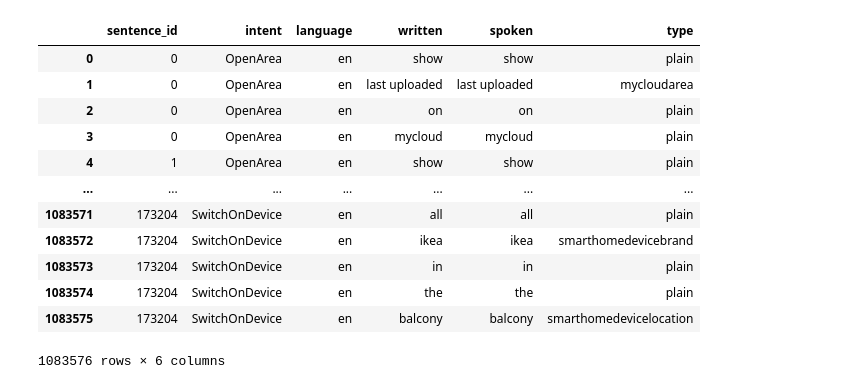
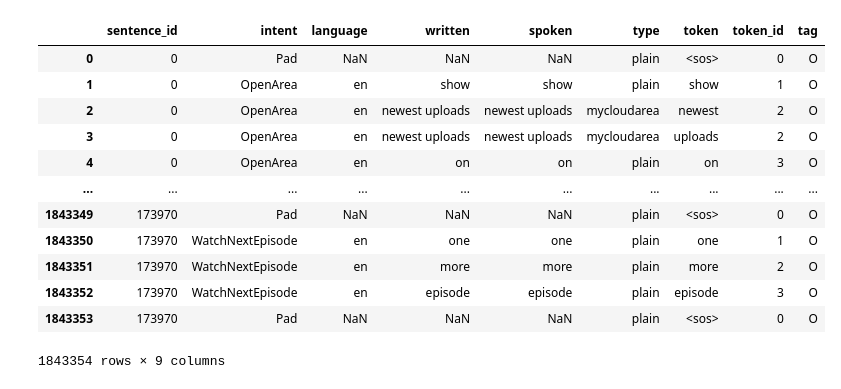
Before and after one commit to sting1000/generator, a Jupyter notebook: ner.ipynb, the cells around one changed output. Saved outputs shown, nothing was run; the diff lists cells and outputs as text; code cells hidden in the pictures.

```diff
--- a/ner.ipynb
+++ b/ner.ipynb
@@ -1,38 +1,35 @@
 # %%
 import pandas as pd
 import numpy as np
 import os
 import pickle
+from tqdm import tqdm
 import gc
 import xgboost as xgb
 import numpy as np
 import re
 import pandas as pd
 from sklearn.model_selection import train_test_split
 
-max_num_features = 10
-pad_size = 1
-boundary_letter = -1
-space_letter = 0
-max_data_size = 320000
-
 out_path = r'.'
-df = pd.read_csv(r'data/bio/all.csv',)
-df = df[['sentence_id', 'intent', 'language', 'written', 'spoken',
-       'type']]
+df = pd.read_csv(r'data/bio/all_2.csv', header=None)
+df.columns = ['sentence_id', 'intent', 'language', 'written', 'spoken','type', 'token', 'token_id', 'tag']
 df.sentence_id = df.sentence_id.astype(int)
+df.token_id.fillna(0, inplace=True)
+df.token.fillna('<sos>', inplace=True)
+df.token_id = df.token_id.astype(int)
 df
 # %% [output]
-|  | sentence_id | intent | language | written | spoken | type |
-| 0 | 0 | OpenArea | en | show | show | plain |
-| 1 | 0 | OpenArea | en | last uploaded | last uploaded | mycloudarea |
-| 2 | 0 | OpenArea | en | on | on | plain |
-| 3 | 0 | OpenArea | en | mycloud | mycloud | plain |
-| 4 | 1 | OpenArea | en | show | show | plain |
-| ... | ... | ... | ... | ... | ... | ... |
-| 1083571 | 173204 | SwitchOnDevice | en | all | all | plain |
-| 1083572 | 173204 | SwitchOnDevice | en | ikea | ikea | smarthomedevicebrand |
-| 1083573 | 173204 | SwitchOnDevice | en | in | in | plain |
-| 1083574 | 173204 | SwitchOnDevice | en | the | the | plain |
-| 1083575 | 173204 | SwitchOnDevice | en | balcony | balcony | smarthomedevicelocation |
+|  | sentence_id | intent | language | written | spoken | type | token | token_id | tag |
+| 0 | 0 | Pad | NaN | NaN | NaN | plain | <sos> | 0 | O |
+| 1 | 0 | OpenArea | en | show | show | plain | show | 1 | O |
+| 2 | 0 | OpenArea | en | newest uploads | newest uploads | mycloudarea | newest | 2 | O |
+| 3 | 0 | OpenArea | en | newest uploads | newest uploads | mycloudarea | uploads | 2 | O |
+| 4 | 0 | OpenArea | en | on | on | plain | on | 3 | O |
+| ... | ... | ... | ... | ... | ... | ... | ... | ... | ... |
+| 1843349 | 173970 | Pad | NaN | NaN | NaN | plain | <sos> | 0 | O |
+| 1843350 | 173970 | WatchNextEpisode | en | one | one | plain | one | 1 | O |
+| 1843351 | 173970 | WatchNextEpisode | en | more | more | plain | more | 2 | O |
+| 1843352 | 173970 | WatchNextEpisode | en | episode | episode | plain | episode | 3 | O |
+| 1843353 | 173970 | Pad | NaN | NaN | NaN | plain | <sos> | 0 | O |
-1083576 rows × 6 columns
+1843354 rows × 9 columns
```
Also changed, not shown: parts of 28 cells of this notebook, 4 other files.
